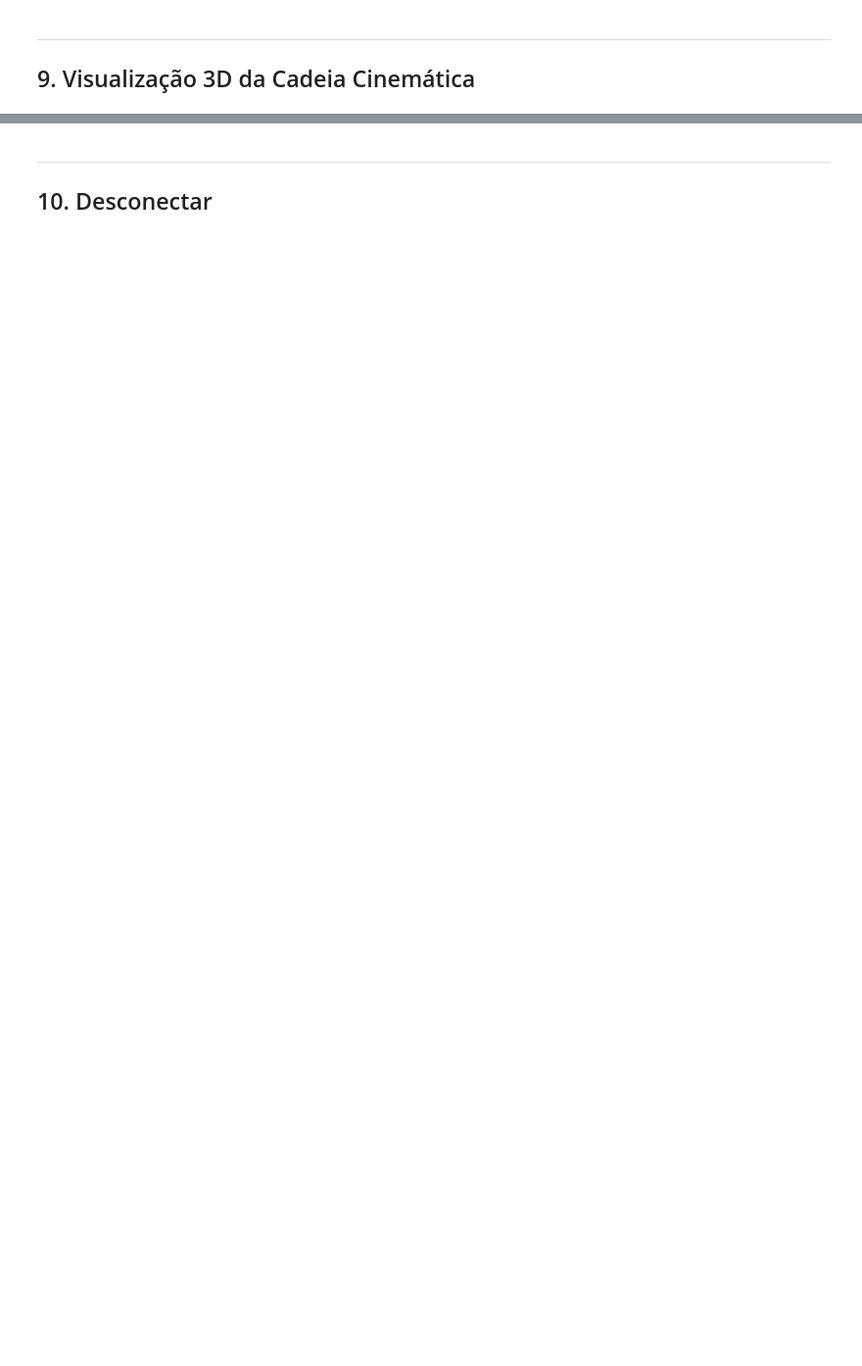
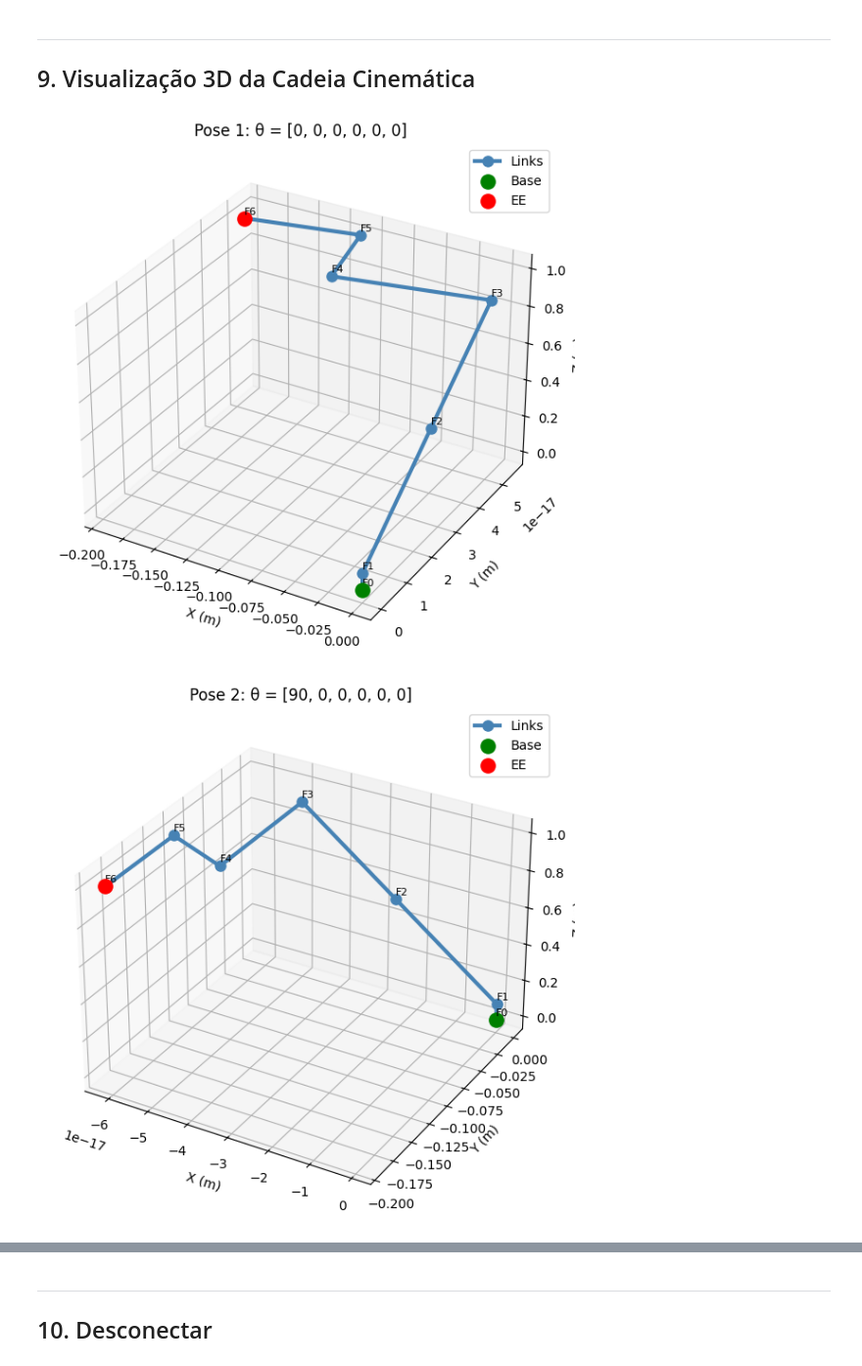
Before and after one commit to rafaelheydt/modelagem_ur5, a Jupyter notebook: notebooks/ur5_fk_coppelia.ipynb, the cells around one changed output, grey strips where cells are left out. Shown at 98% size. Saved outputs shown, nothing was run; the diff lists cells and outputs as text; code cells hidden in the pictures; blank space fills up the shorter version.

```diff
--- a/notebooks/ur5_fk_coppelia.ipynb
+++ b/notebooks/ur5_fk_coppelia.ipynb
@@ -128,6 +135,8 @@ for i in range(1, 7):
     joint_handles.append(h)
 
 ret_b, base_handle = sim.simxGetObjectHandle(clientID, 'UR5', mode)
-ret_e, ee_handle   = sim.simxGetObjectHandle(clientID, 'UR5_connection', mode)
+#ret_e, ee_handle   = sim.simxGetObjectHandle(clientID, 'UR5_connection', mode)
+ret_e, ee_handle   = sim.simxGetObjectHandle(clientID, 'ROBOTIQ_85', mode) # Considerar Offset da garra
+
 print(f"\n  {'✅' if ret_b==0 else '❌'} Base 'UR5'          : handle={base_handle}")
 print(f"  {'✅' if ret_e==0 else '❌'} EE 'UR5_connection' : handle={ee_handle}")
@@ -285,20 +355,22 @@ print('Gráfico salvo em validacao_fk.png')
 # %%
 def plot_robot(thetas_deg, title='UR5'):
     """Plota a cadeia cinemática 3D com offset."""
     _, chain = fk_com_offset(thetas_deg)
     pos = np.array([T[:3,3] for T in chain])
 
     fig = plt.figure(figsize=(7,6))
     ax  = fig.add_subplot(111, projection='3d')
-    ax.plot(pos[:,0], pos[:,1], pos[:,2],
-            'o-', color='steelblue', lw=3, ms=8, label='Links')
+    ax.plot(pos[:,0], pos[:,1], pos[:,2],'o-', color='steelblue', lw=3, ms=8, label='Links')
     ax.scatter(*pos[0],  color='green', s=120, zorder=5, label='Base')
     ax.scatter(*pos[-1], color='red',   s=120, zorder=5, label='EE')
     for i,p in enumerate(pos):
         ax.text(p[0], p[1], p[2]+0.02, f'F{i}', fontsize=8)
     ax.set_xlabel('X (m)'); ax.set_ylabel('Y (m)'); ax.set_zlabel('Z (m)')
     ax.set_title(title); ax.legend()
     plt.tight_layout(); plt.show()
 
 for i, pose in enumerate(test_poses):
     plot_robot(pose, title=f'Pose {i+1}: θ = {pose}')
+# %% [output]
+[figure, added]
+[figure, added]
```
Also changed, not shown: parts of 11 cells of this notebook.
